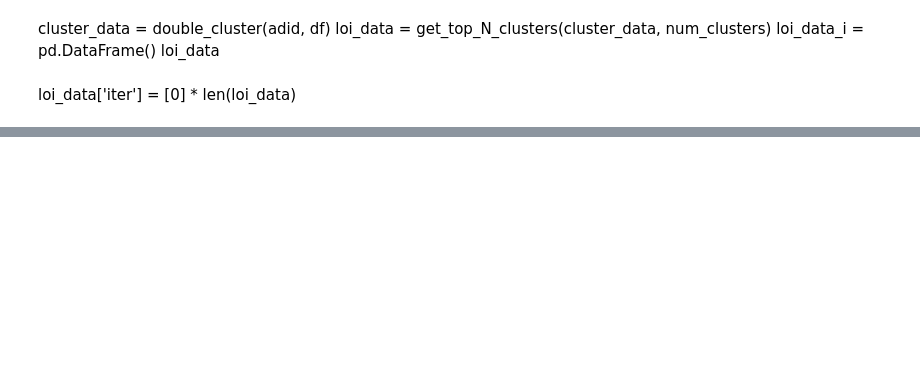
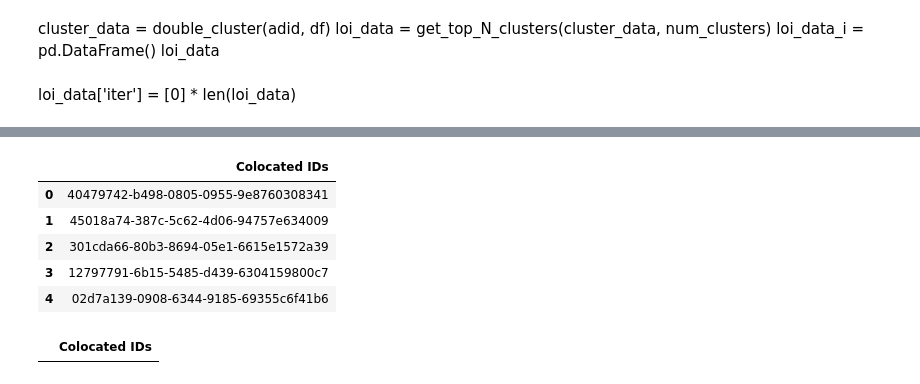
Before and after one commit to atrayn1/AGILE-Share-AY25, a Jupyter notebook: tests.ipynb, the cells around one changed output, grey strips where cells are left out. Drawn from its saved outputs; the diff is of its cells as text; code cells hidden in the pictures; blank space fills up the shorter version.

Commit message:
colocated device side panel

```diff
--- a/tests.ipynb
+++ b/tests.ipynb
@@ -260,0 +267,15 @@ loi_data.drop_duplicates()
+# %%
+colo = pd.DataFrame(colocation['advertiser_id'].unique(),columns=['Colocated IDs'])
+colo
+# %% [output]
+|  | Colocated IDs |
+| 0 | 40479742-b498-0805-0955-9e8760308341 |
+| 1 | 45018a74-387c-5c62-4d06-94757e634009 |
+| 2 | 301cda66-80b3-8694-05e1-6615e1572a39 |
+| 3 | 12797791-6b15-5485-d439-6304159800c7 |
+| 4 | 02d7a139-0908-6344-9185-69355c6f41b6 |
+# %%
+coloc_ids = pd.DataFrame(columns=['Colocated IDs'])
+coloc_ids
+# %% [output]
+|  | Colocated IDs |
```
Also changed, not shown: parts of 6 cells of this notebook, 4 other files.
